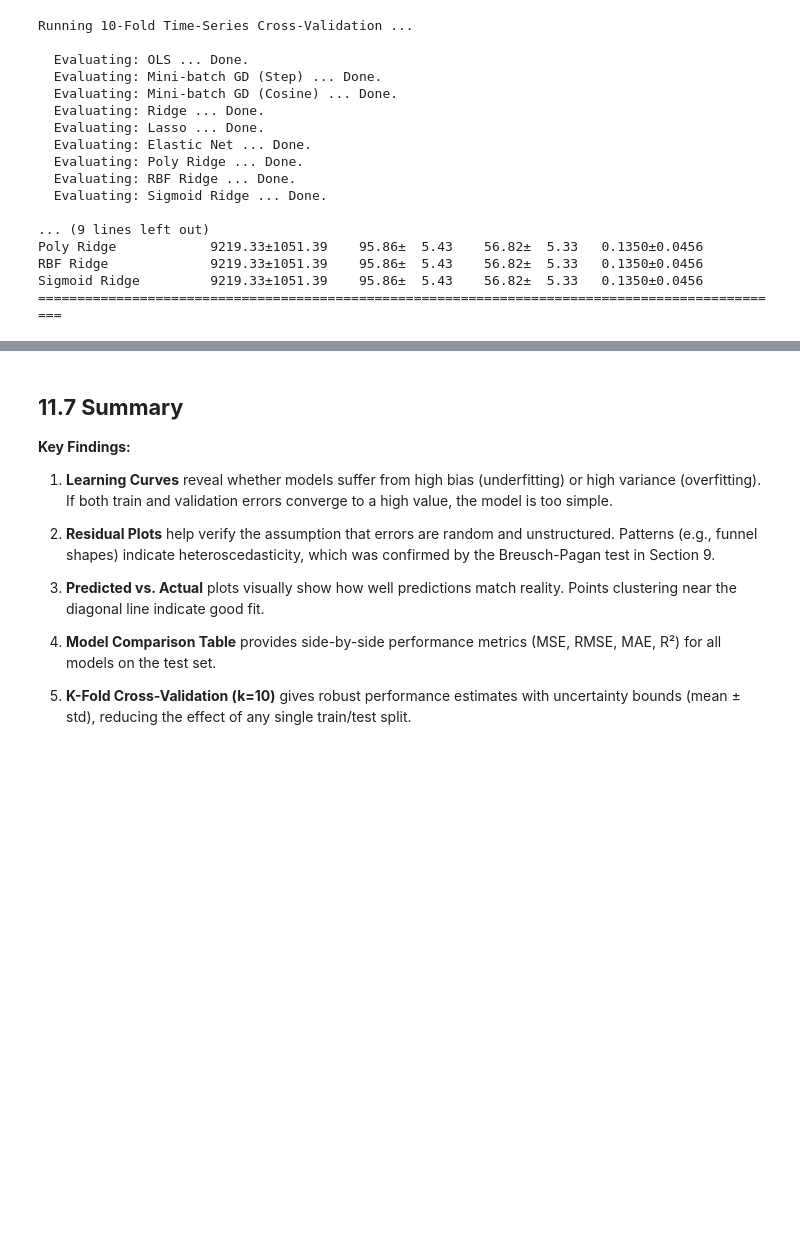
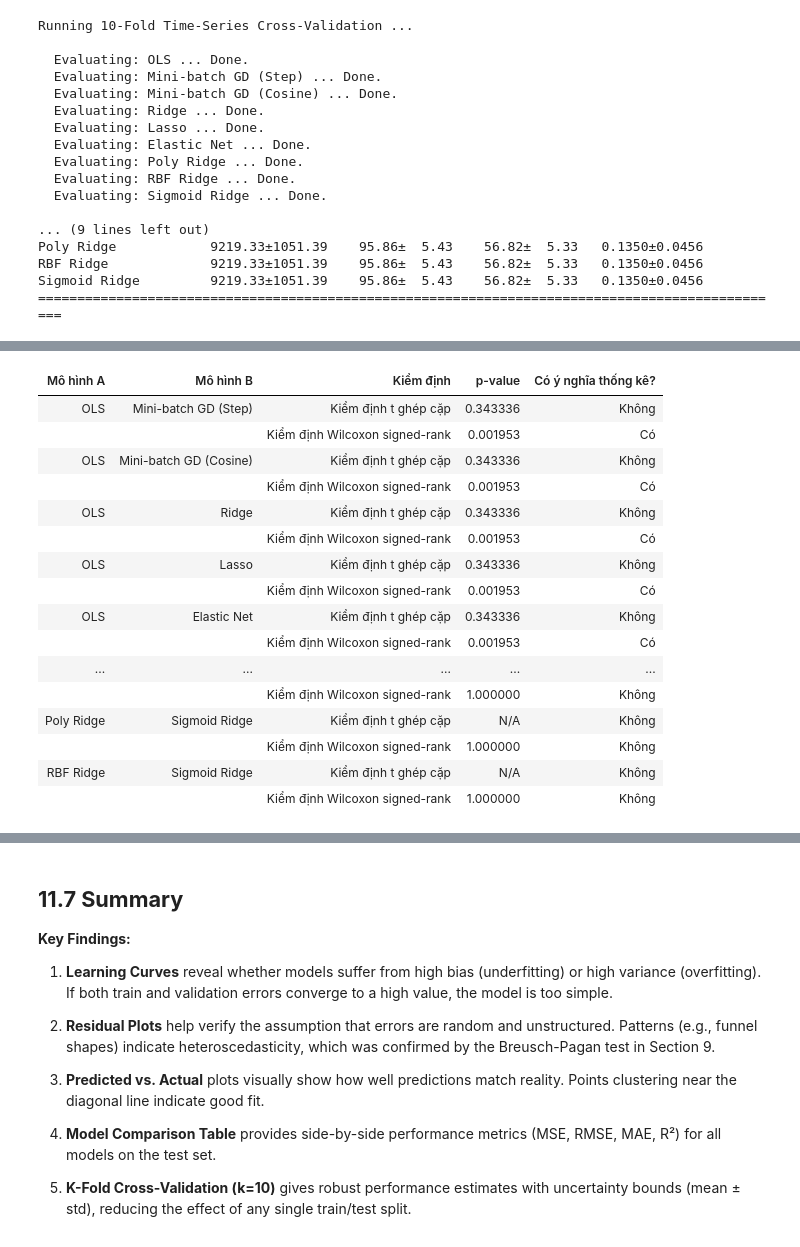
Before and after one commit to ThanhChuong12/Supervised-Learning-Regression-Classification, a Jupyter notebook: code/Part1_Regression/02_modeling.ipynb, the cells around one changed output, grey strips where cells are left out. Drawn from its saved outputs; the diff is of its cells as text; code cells hidden in the pictures; blank space fills up the shorter version.

```diff
--- a/code/Part1_Regression/02_modeling.ipynb
+++ b/code/Part1_Regression/02_modeling.ipynb
@@ -1751,19 +1714,15 @@ Kết quả kiểm định giúp chúng ta xác nhận một cách khoa học:
 - Hiệu quả của các kỹ thuật Regularization (Ridge, Lasso, Elastic Net) trong việc kiểm soát sai số trên bộ dữ liệu cụ thể này.
 - Cung cấp căn cứ vững chắc để lựa chọn mô hình tối ưu nhất nhằm triển khai thực tế.
 # %%
-# Extract per-fold MSE for each model
+# Collect per-fold MSE scores for each model
 cv_mse_scores = {}
 for name, folds in cv_results.items():
     cv_mse_scores[name] = [f['MSE'] for f in folds]
 
 model_names = list(cv_mse_scores.keys())
 
-print('Statistical Significance Tests (Paired t-test & Wilcoxon signed-rank)')
-print('Metric: MSE  |  Significance level: α = 0.05')
-print('=' * 95)
-print(f'{"Model A":<20} {"Model B":<20} {"Test":<28} {"p-value":>10} {"Significant?":>14}')
-print('=' * 95)
-
+# Build rows for both t-test and Wilcoxon per model pair
+rows = []
 for i in range(len(model_names)):
     for j in range(i + 1, len(model_names)):
         name_a, name_b = model_names[i], model_names[j]
@@ -1771,18 +1730,61 @@ for i in range(len(model_names)):
         scores_b = cv_mse_scores[name_b]
 
         # Paired t-test
-        res_t = statistical_test_models(scores_a, scores_b, metric_name='MSE', test_type='ttest')
-        sig_t = 'YES' if res_t['significant'] else 'NO'
-        print(f"{name_a:<20} {name_b:<20} {res_t['test']:<28} {res_t['p_value']:>10.6f} {sig_t:>14}")
+        with warnings.catch_warnings():
+            warnings.simplefilter("ignore", category=RuntimeWarning)
+            res_t = statistical_test_models(scores_a, scores_b, metric_name='MSE', test_type='ttest')
+
+        rows.append({
+            'Mô hình A':                name_a,
+            'Mô hình B':                name_b,
+            'Kiểm định':                'Kiểm định t ghép cặp',
+            'p-value':                  round(res_t['p_value'], 6) if res_t['p_value'] is not None else float('nan'),
+            'Có ý nghĩa thống kê?':     'Có' if res_t['significant'] else 'Không',
+        })
 
         # Wilcoxon signed-rank test
         try:
-            res_w = statistical_test_models(scores_a, scores_b, metric_name='MSE', test_type='wilcoxon')
-            sig_w = 'YES' if res_w['significant'] else 'NO'
-            print(f"{'':20} {'':20} {res_w['test']:<28} {res_w['p_value']:>10.6f} {sig_w:>14}")
-        except Exception as e:
-            print(f"{'':20} {'':20} {'Wilcoxon: skipped':<28} {'N/A':>10} {'N/A':>14}")
-        print('-' * 95)
+            with warnings.catch_warnings():
+                warnings.simplefilter("ignore", category=RuntimeWarning)
+                res_w = statistical_test_models(scores_a, scores_b, metric_name='MSE', test_type='wilcoxon')
 
-print()
+            rows.append({
+                'Mô hình A':                '',
+                'Mô hình B':                '',
+                'Kiểm định':                'Kiểm định Wilcoxon signed-rank',
+                'p-value':                  round(res_w['p_value'], 6) if res_w['p_value'] is not None else float('nan'),
+                'Có ý nghĩa thống kê?':     'Có' if res_w['significant'] else 'Không',
+            })
+        except Exception:
+            rows.append({
+                'Mô hình A':                '',
+                'Mô hình B':                '',
+                'Kiểm định':                'Kiểm định Wilcoxon signed-rank',
+                'p-value':                  float('nan'),
+                'Có ý nghĩa thống kê?':     'Không áp dụng',
+            })
+
+df_stats = pd.DataFrame(
+    rows,
+    columns=['Mô hình A', 'Mô hình B', 'Kiểm định', 'p-value', 'Có ý nghĩa thống kê?']
+)
+
+print('Kiểm định ý nghĩa thống kê  |  Chỉ số: MSE  |  α = 0.05\n')
+
+display(
+    df_stats.style
+    .format({'p-value': lambda v: f'{v:.6f}' if pd.notna(v) else 'N/A'})
+    .set_properties(**{
+        'font-size': '12px',
+        'text-align': 'left',
+        'padding': '5px 12px'
+    })
+    .set_table_styles([
+        {'selector': 'thead th',
+         'props': [('font-size', '13px'),
+                   ('text-align', 'center'),
+                   ('padding', '8px')]},
+    ])
+    .hide(axis='index')
+)
 # %% [output]
@@ -1823 +1792,18 @@ RBF Ridge            Sigmoid Ridge        Paired t-test                       na
+| Mô hình A | Mô hình B | Kiểm định | p-value | Có ý nghĩa thống kê? |
+| OLS | Mini-batch GD (Step) | Kiểm định t ghép cặp | 0.343336 | Không |
+|  |  | Kiểm định Wilcoxon signed-rank | 0.001953 | Có |
+| OLS | Mini-batch GD (Cosine) | Kiểm định t ghép cặp | 0.343336 | Không |
+|  |  | Kiểm định Wilcoxon signed-rank | 0.001953 | Có |
+| OLS | Ridge | Kiểm định t ghép cặp | 0.343336 | Không |
+|  |  | Kiểm định Wilcoxon signed-rank | 0.001953 | Có |
+| OLS | Lasso | Kiểm định t ghép cặp | 0.343336 | Không |
+|  |  | Kiểm định Wilcoxon signed-rank | 0.001953 | Có |
+| OLS | Elastic Net | Kiểm định t ghép cặp | 0.343336 | Không |
+|  |  | Kiểm định Wilcoxon signed-rank | 0.001953 | Có |
+| ... | ... | ... | ... | ... |
+|  |  | Kiểm định Wilcoxon signed-rank | 1.000000 | Không |
+| Poly Ridge | Sigmoid Ridge | Kiểm định t ghép cặp | N/A | Không |
+|  |  | Kiểm định Wilcoxon signed-rank | 1.000000 | Không |
+| RBF Ridge | Sigmoid Ridge | Kiểm định t ghép cặp | N/A | Không |
+|  |  | Kiểm định Wilcoxon signed-rank | 1.000000 | Không |
 # %% [markdown]
```
Also changed, not shown: parts of 22 cells of this notebook, 2 other files.
